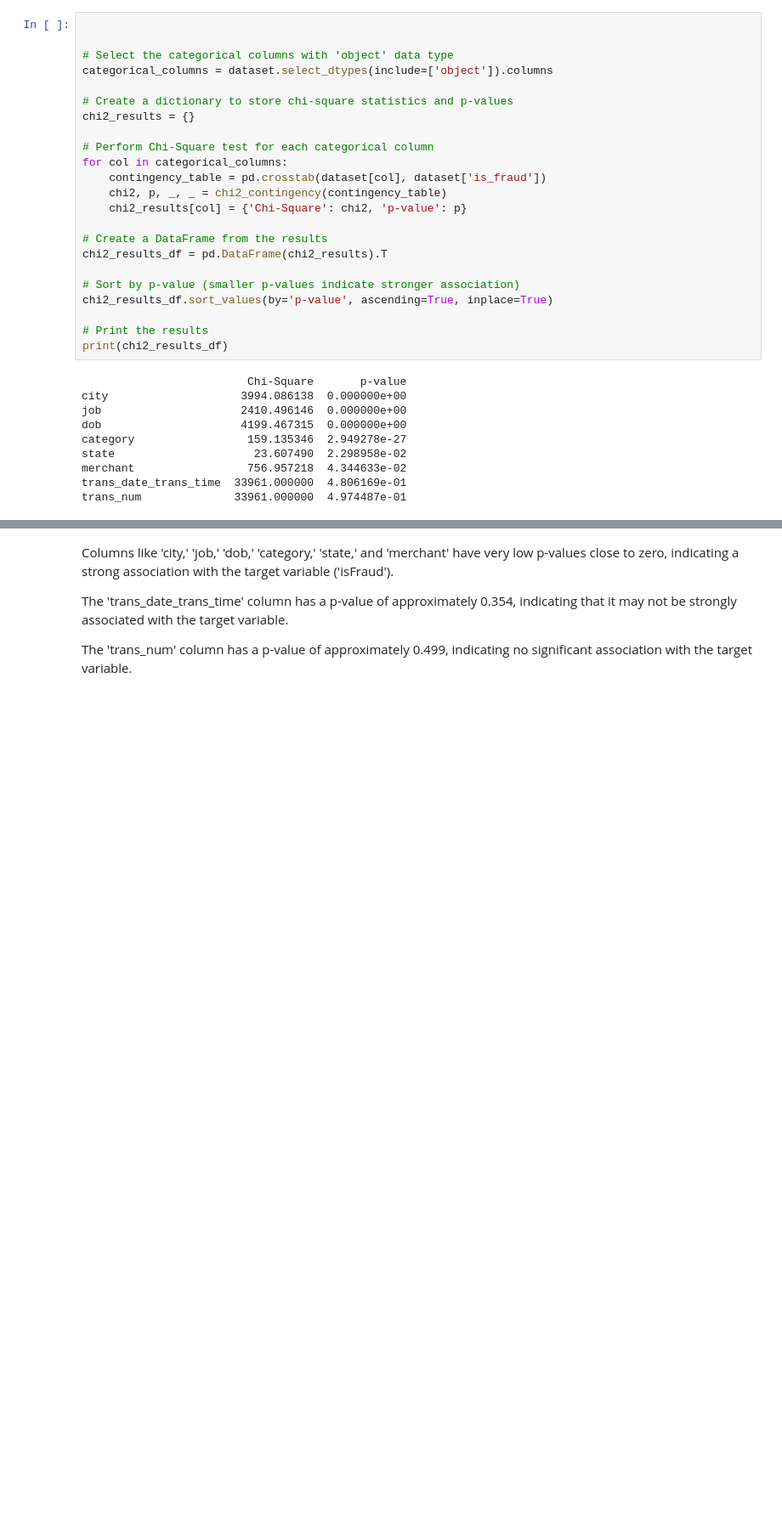
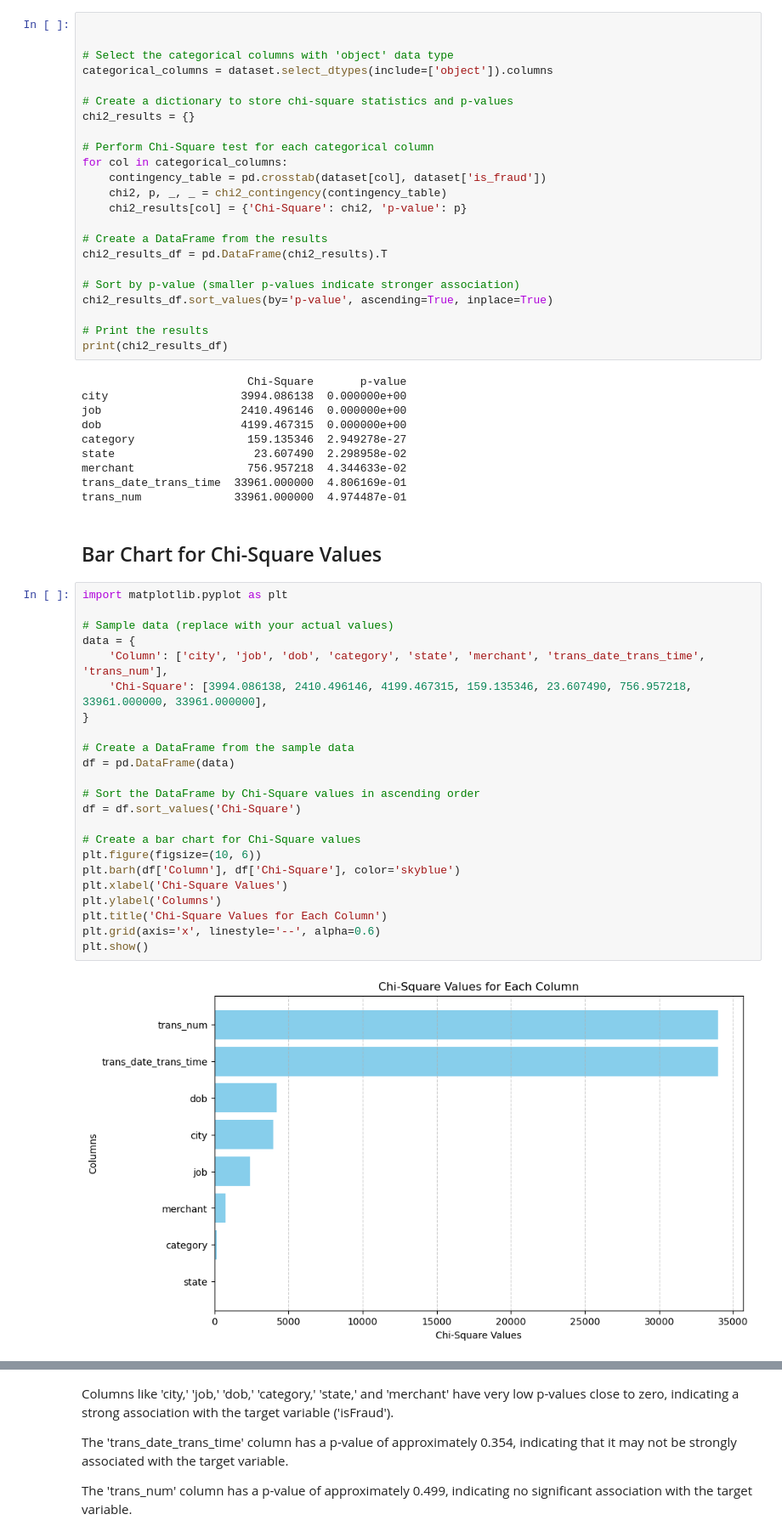
Before and after one commit to IT21070594/FDM-Project, a Jupyter notebook: Credit_Card_Fraud_Detection.ipynb, the cells around one changed output, grey strips where cells are left out. Shown at 85% size. Cells and saved outputs as stored; diff of their text form; blank space fills up the shorter version.

```diff
--- a/Credit_Card_Fraud_Detection.ipynb
+++ b/Credit_Card_Fraud_Detection.ipynb
@@ -118,3 +134,30 @@ state                     23.607490  2.298958e-02
 merchant                 756.957218  4.344633e-02
 trans_date_trans_time  33961.000000  4.806169e-01
 trans_num              33961.000000  4.974487e-01
+# %% [markdown]
+## Bar Chart for Chi-Square Values
+# %%
+import matplotlib.pyplot as plt
+
+# Sample data (replace with your actual values)
+data = {
+    'Column': ['city', 'job', 'dob', 'category', 'state', 'merchant', 'trans_date_trans_time', 'trans_num'],
+    'Chi-Square': [3994.086138, 2410.496146, 4199.467315, 159.135346, 23.607490, 756.957218, 33961.000000, 33961.000000],
+}
+
+# Create a DataFrame from the sample data
+df = pd.DataFrame(data)
+
+# Sort the DataFrame by Chi-Square values in ascending order
+df = df.sort_values('Chi-Square')
+
+# Create a bar chart for Chi-Square values
+plt.figure(figsize=(10, 6))
+plt.barh(df['Column'], df['Chi-Square'], color='skyblue')
+plt.xlabel('Chi-Square Values')
+plt.ylabel('Columns')
+plt.title('Chi-Square Values for Each Column')
+plt.grid(axis='x', linestyle='--', alpha=0.6)
+plt.show()
+# %% [output]
+[figure, added]
```
Also changed, not shown: parts of 3 cells of this notebook, 1 other file.
